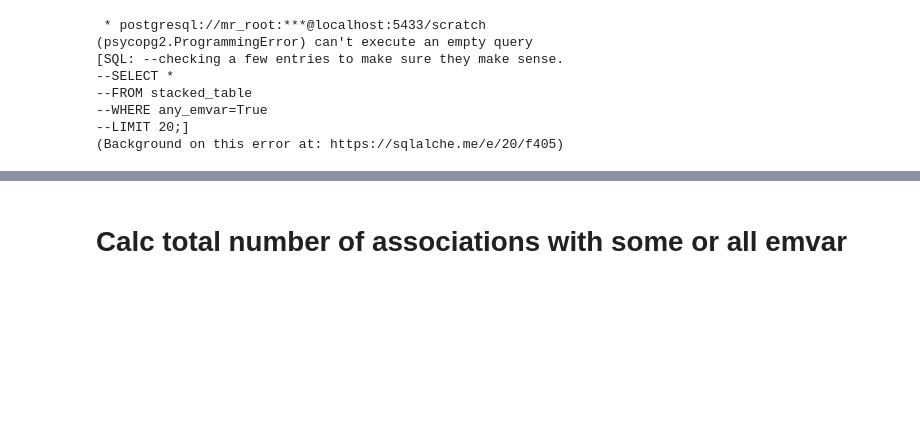
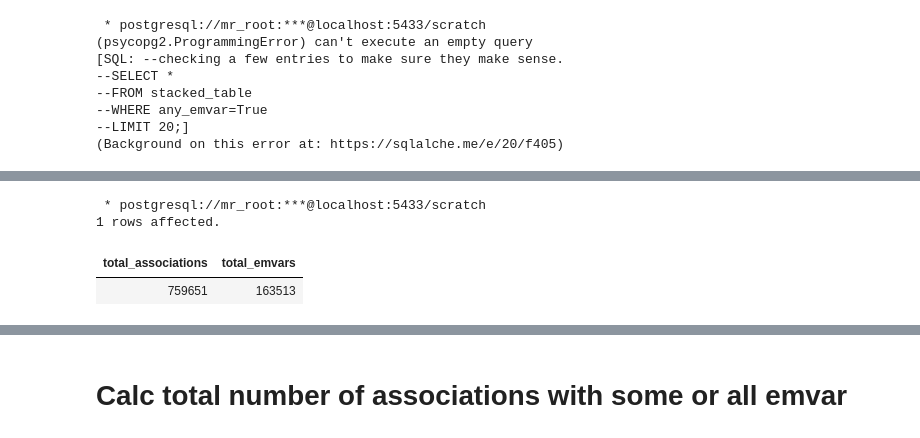
Before and after one commit to Reilly-Lab-Yale/variant_effects_mnoon, a Jupyter notebook: helper/gwas_intersection/10_compute_emvar/compute_emvar.ipynb, the cells around one changed output, grey strips where cells are left out. Drawn from its saved outputs; the diff is of its cells as text; code cells hidden in the pictures; blank space fills up the shorter version.

```diff
--- a/helper/gwas_intersection/10_compute_emvar/compute_emvar.ipynb
+++ b/helper/gwas_intersection/10_compute_emvar/compute_emvar.ipynb
@@ -252,0 +316,12 @@ Done.
+# %%
+%%sql
+SELECT
+    COUNT(*) AS total_associations,
+    SUM(true_any_emvar_count::INT) AS total_emvars
+FROM
+    association_has_any_emvar;
+# %% [output]
+ * postgresql://mr_root:***@localhost:5433/scratch
+1 rows affected.
+| total_associations | total_emvars |
+| 759651 | 163513 |
```
Also changed, not shown: parts of 10 cells of this notebook.
